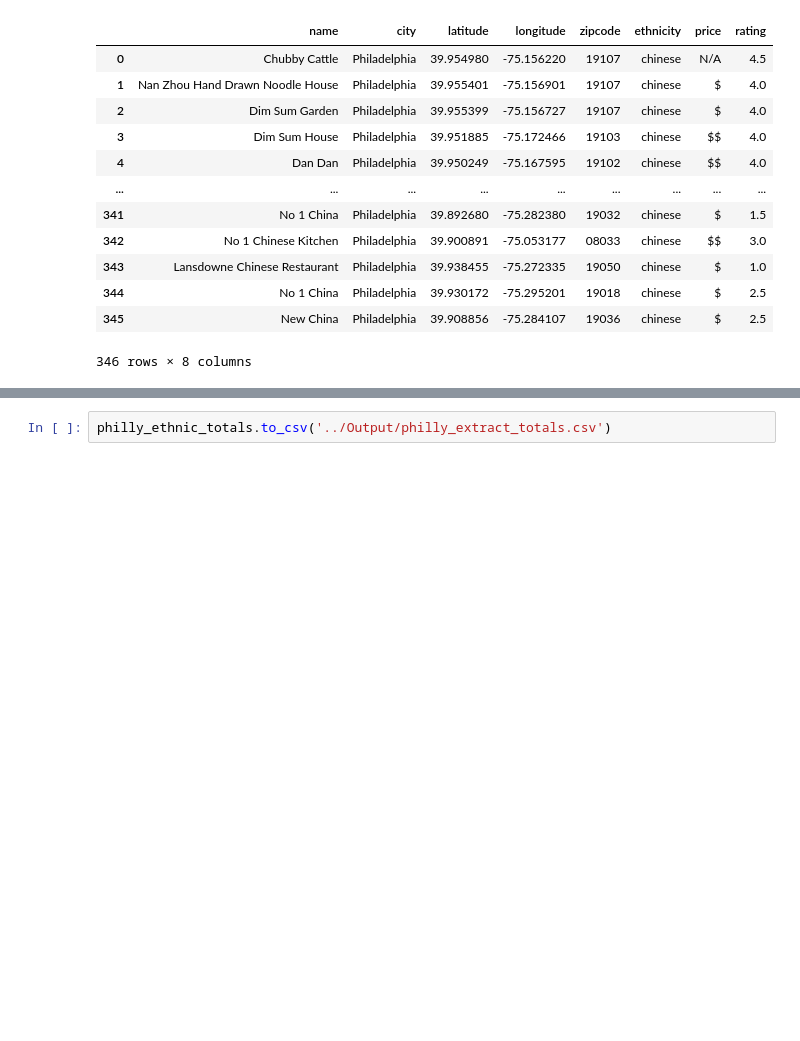
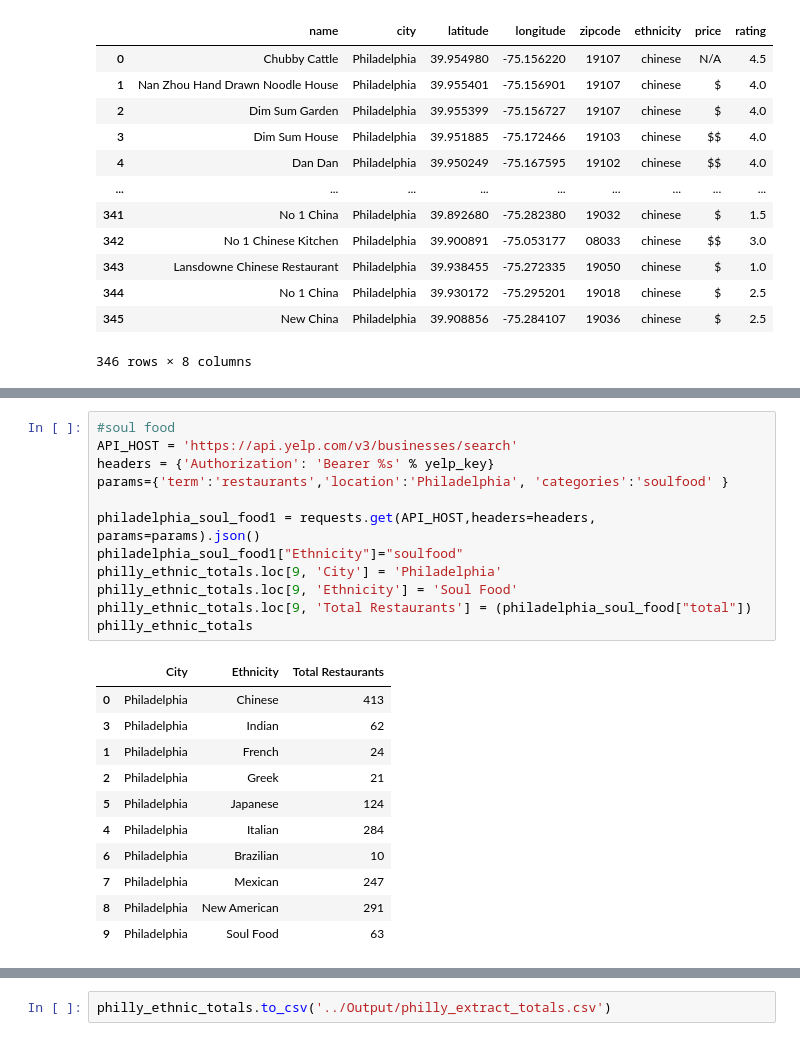
Before and after one commit to DPintacasi/teamcobra_project1, a Jupyter notebook: Scripts/yelp_philadelphia_extract.ipynb, the cells around one changed output, grey strips where cells are left out. Saved outputs shown, nothing was run; the diff lists cells and outputs as text; blank space fills up the shorter version.

```diff
--- a/Scripts/yelp_philadelphia_extract.ipynb
+++ b/Scripts/yelp_philadelphia_extract.ipynb
@@ -962,0 +677,24 @@ philly_responses = [philadelphia_chinese1,
+# %%
+#soul food
+API_HOST = 'https://api.yelp.com/v3/businesses/search'
+headers = {'Authorization': 'Bearer %s' % yelp_key}
+params={'term':'restaurants','location':'Philadelphia', 'categories':'soulfood' }
+
+philadelphia_soul_food1 = requests.get(API_HOST,headers=headers, params=params).json()
+philadelphia_soul_food1["Ethnicity"]="soulfood"
+philly_ethnic_totals.loc[9, 'City'] = 'Philadelphia'
+philly_ethnic_totals.loc[9, 'Ethnicity'] = 'Soul Food'
+philly_ethnic_totals.loc[9, 'Total Restaurants'] = (philadelphia_soul_food["total"])
+philly_ethnic_totals
+# %% [output]
+|  | City | Ethnicity | Total Restaurants |
+| 0 | Philadelphia | Chinese | 413 |
+| 3 | Philadelphia | Indian | 62 |
+| 1 | Philadelphia | French | 24 |
+| 2 | Philadelphia | Greek | 21 |
+| 5 | Philadelphia | Japanese | 124 |
+| 4 | Philadelphia | Italian | 284 |
+| 6 | Philadelphia | Brazilian | 10 |
+| 7 | Philadelphia | Mexican | 247 |
+| 8 | Philadelphia | New American | 291 |
+| 9 | Philadelphia | Soul Food | 63 |
```
Also changed, not shown: parts of 64 cells of this notebook.
